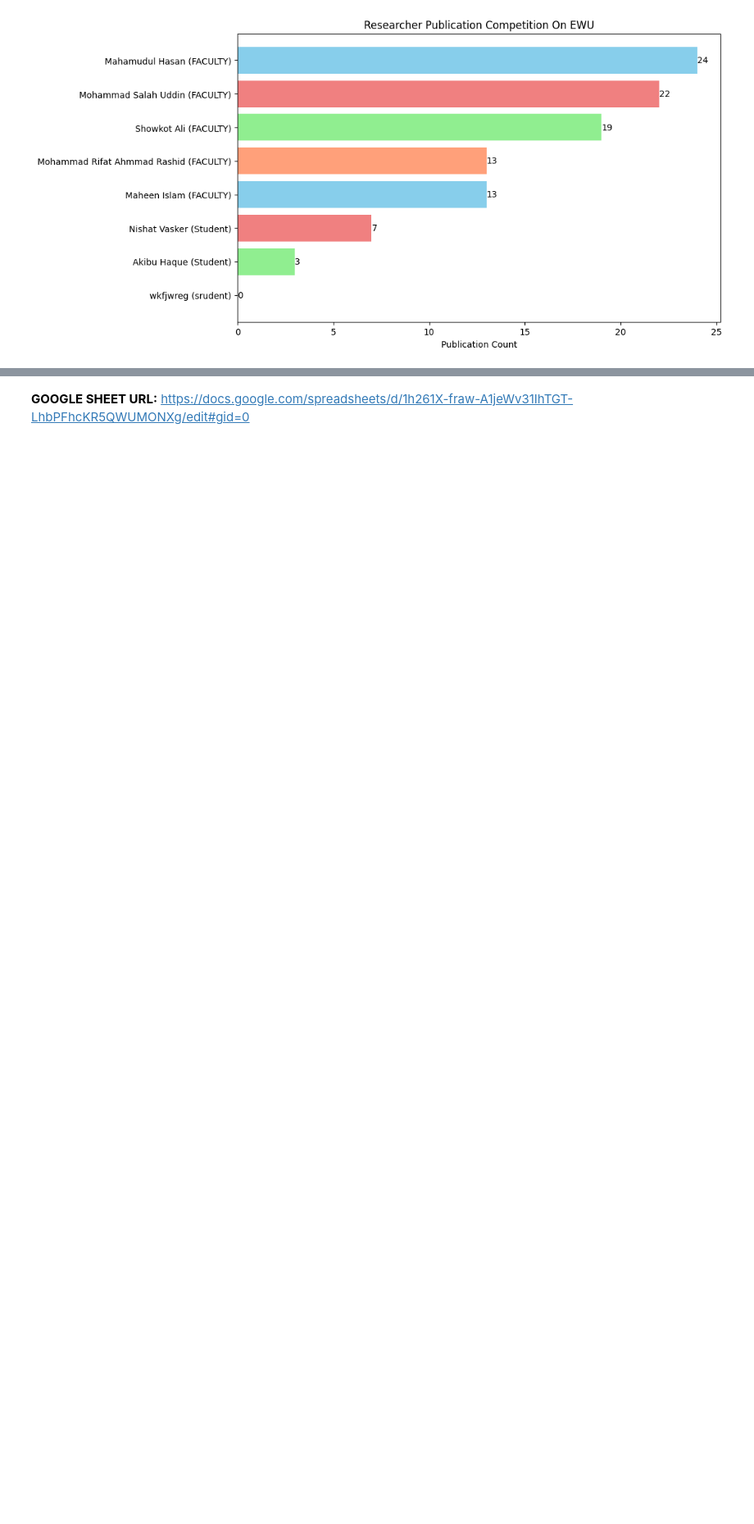
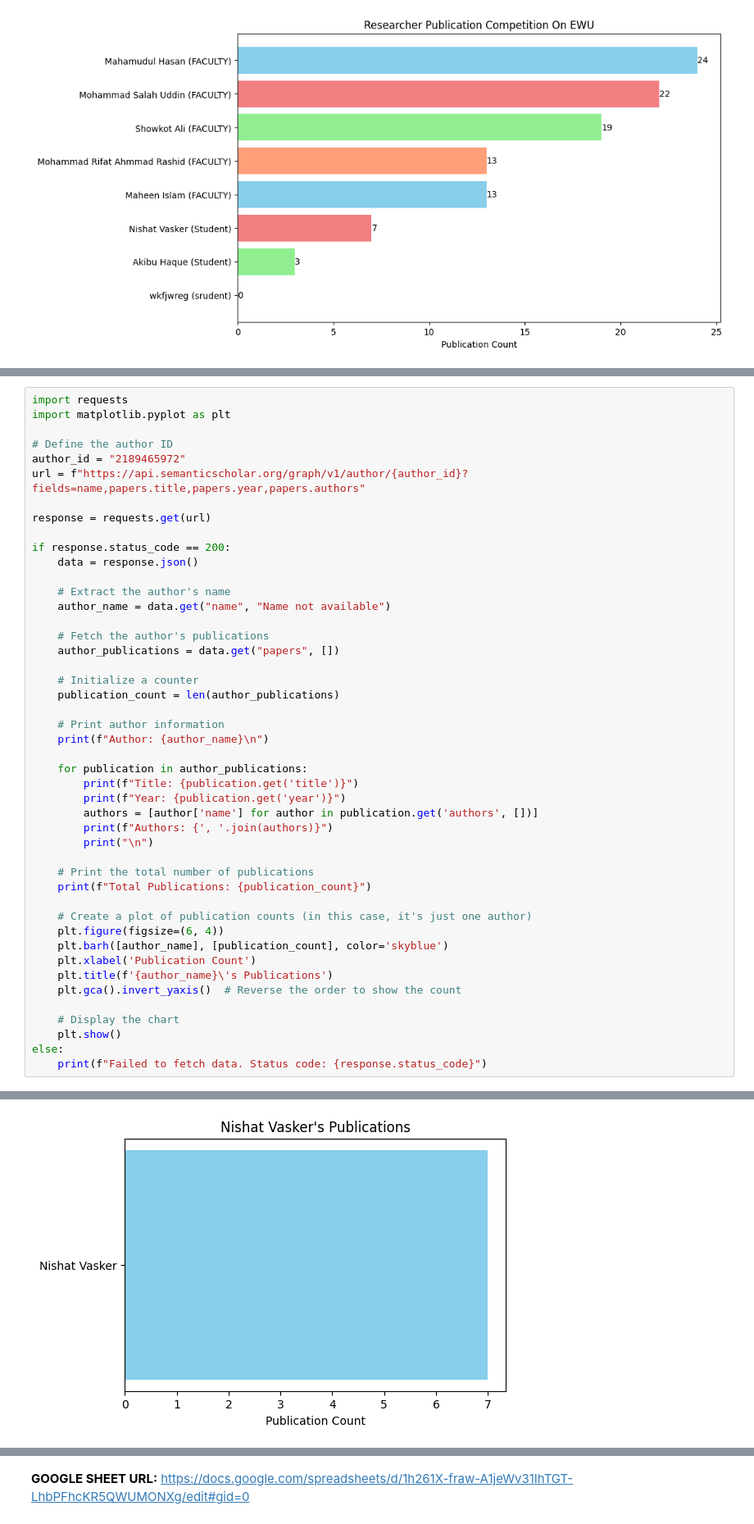
Before and after one commit to NishatVasker/University_Projects, a Jupyter notebook: CSE479_PROJECT.ipynb, the cells around one changed output, grey strips where cells are left out. Shown at 82% size. Saved outputs shown, nothing was run; the diff lists cells and outputs as text; blank space fills up the shorter version.

```diff
--- a/CSE479_PROJECT.ipynb
+++ b/CSE479_PROJECT.ipynb
@@ -660,0 +713,47 @@ plt.show()
+# %%
+import requests
+import matplotlib.pyplot as plt
+
+# Define the author ID
+author_id = "2189465972"
+url = f"https://api.semanticscholar.org/graph/v1/author/{author_id}?fields=name,papers.title,papers.year,papers.authors"
+
+response = requests.get(url)
+
+if response.status_code == 200:
+    data = response.json()
+
+    # Extract the author's name
+    author_name = data.get("name", "Name not available")
+
+    # Fetch the author's publications
+    author_publications = data.get("papers", [])
+
+    # Initialize a counter
+    publication_count = len(author_publications)
+
+    # Print author information
+    print(f"Author: {author_name}\n")
+
+    for publication in author_publications:
+        print(f"Title: {publication.get('title')}")
+        print(f"Year: {publication.get('year')}")
+        authors = [author['name'] for author in publication.get('authors', [])]
+        print(f"Authors: {', '.join(authors)}")
+        print("\n")
+
+    # Print the total number of publications
+    print(f"Total Publications: {publication_count}")
+
+    # Create a plot of publication counts (in this case, it's just one author)
+    plt.figure(figsize=(6, 4))
+    plt.barh([author_name], [publication_count], color='skyblue')
+    plt.xlabel('Publication Count')
+    plt.title(f'{author_name}\'s Publications')
+    plt.gca().invert_yaxis()  # Reverse the order to show the count
+
+    # Display the chart
+    plt.show()
+else:
+    print(f"Failed to fetch data. Status code: {response.status_code}")
+# %% [output]
@@ -660,0 +777 @@ plt.show()
+[figure, added]
```
Also changed, not shown: parts of 12 cells of this notebook.
